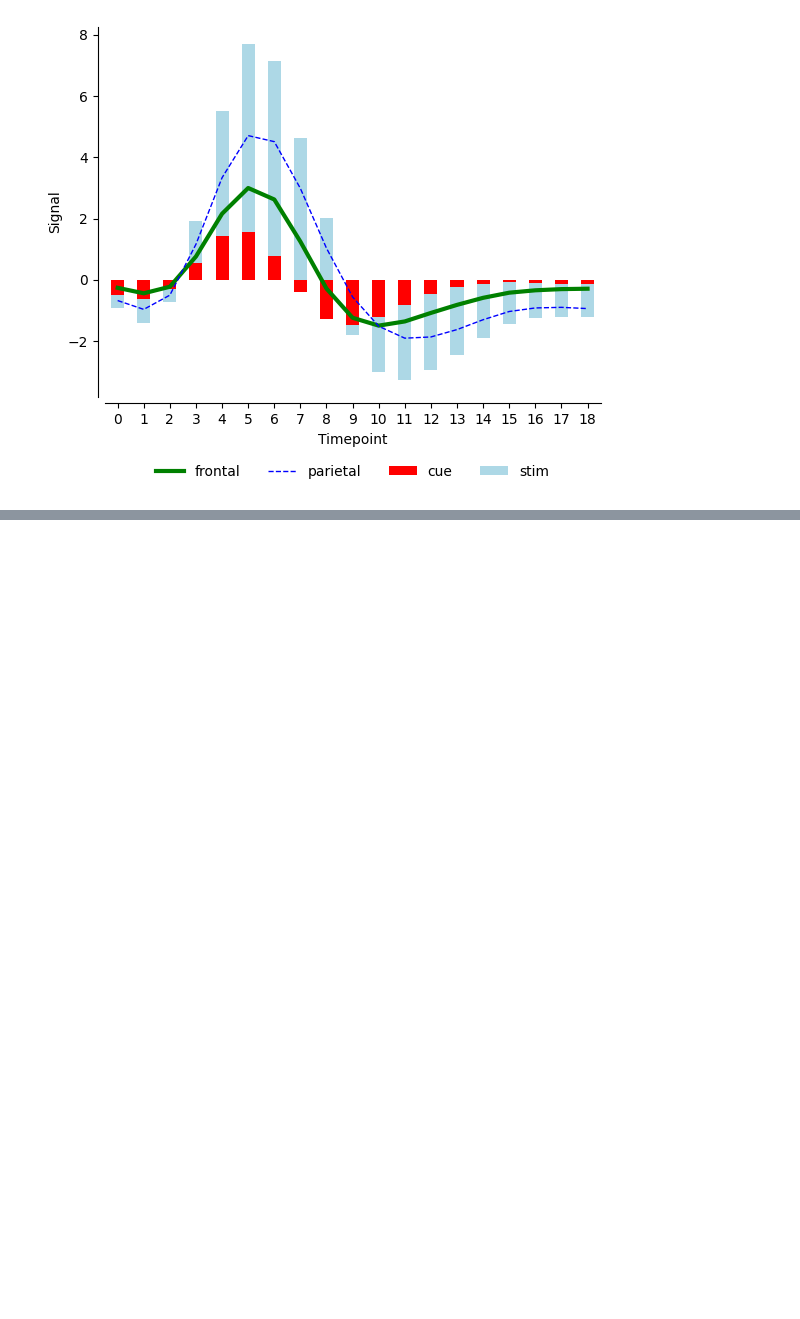
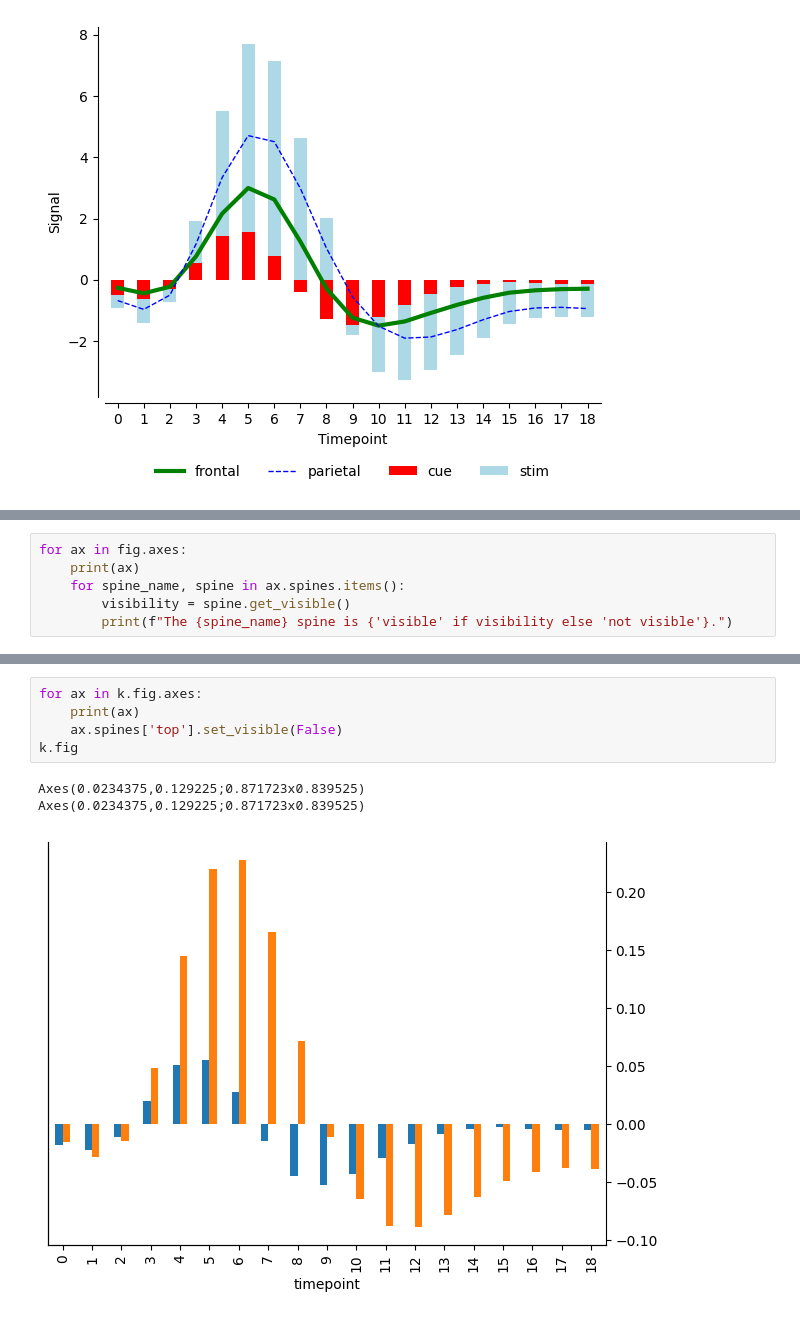
Before and after one commit to maddytae/pytae, a Jupyter notebook: src/plot_x.ipynb, the cells around one changed output, grey strips where cells are left out. Cells and saved outputs as stored; diff of their text form; blank space fills up the shorter version.

```diff
--- a/src/plot_x.ipynb
+++ b/src/plot_x.ipynb
@@ -114,0 +290,6 @@ fig
+# %%
+for ax in fig.axes:
+    print(ax)
+    for spine_name, spine in ax.spines.items():
+        visibility = spine.get_visible()
+        print(f"The {spine_name} spine is {'visible' if visibility else 'not visible'}.")
@@ -114,0 +373,9 @@ fig
+# %%
+for ax in k.fig.axes:
+    print(ax)
+    ax.spines['top'].set_visible(False)
+k.fig
+# %% [output]
+Axes(0.0234375,0.129225;0.871723x0.839525)
+Axes(0.0234375,0.129225;0.871723x0.839525)
+[figure, added]
```
Also changed, not shown: parts of 10 cells of this notebook, 1 other file.
